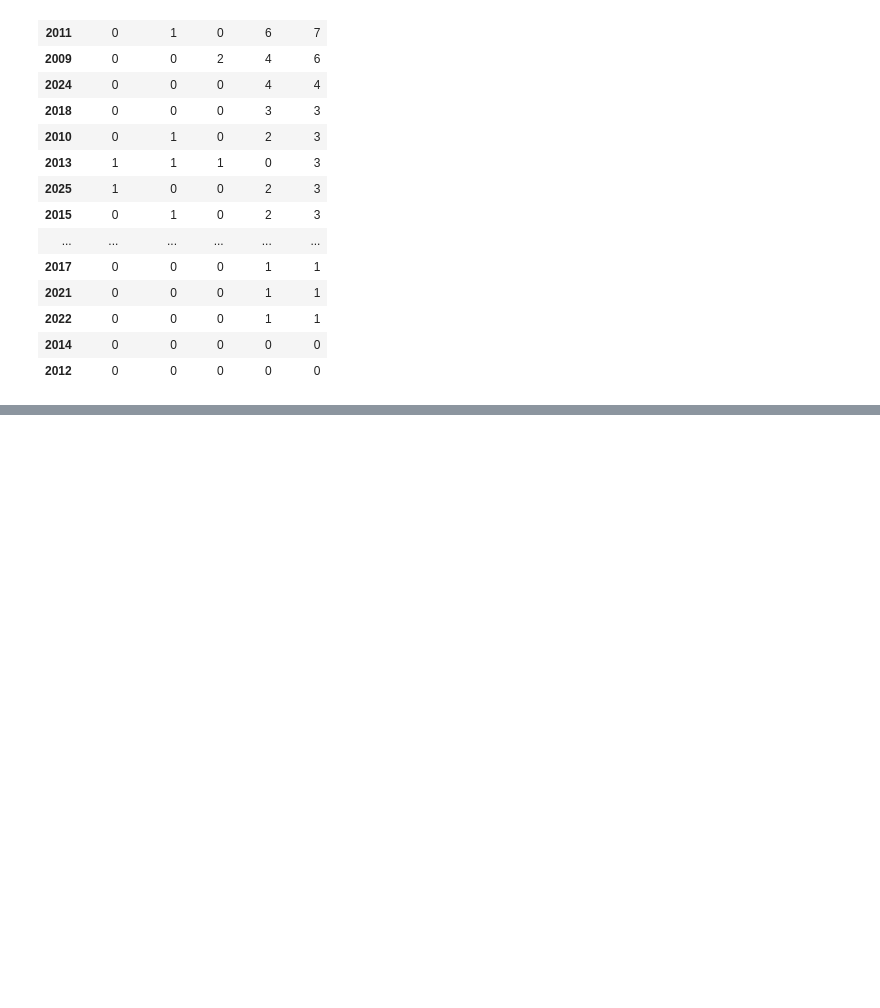
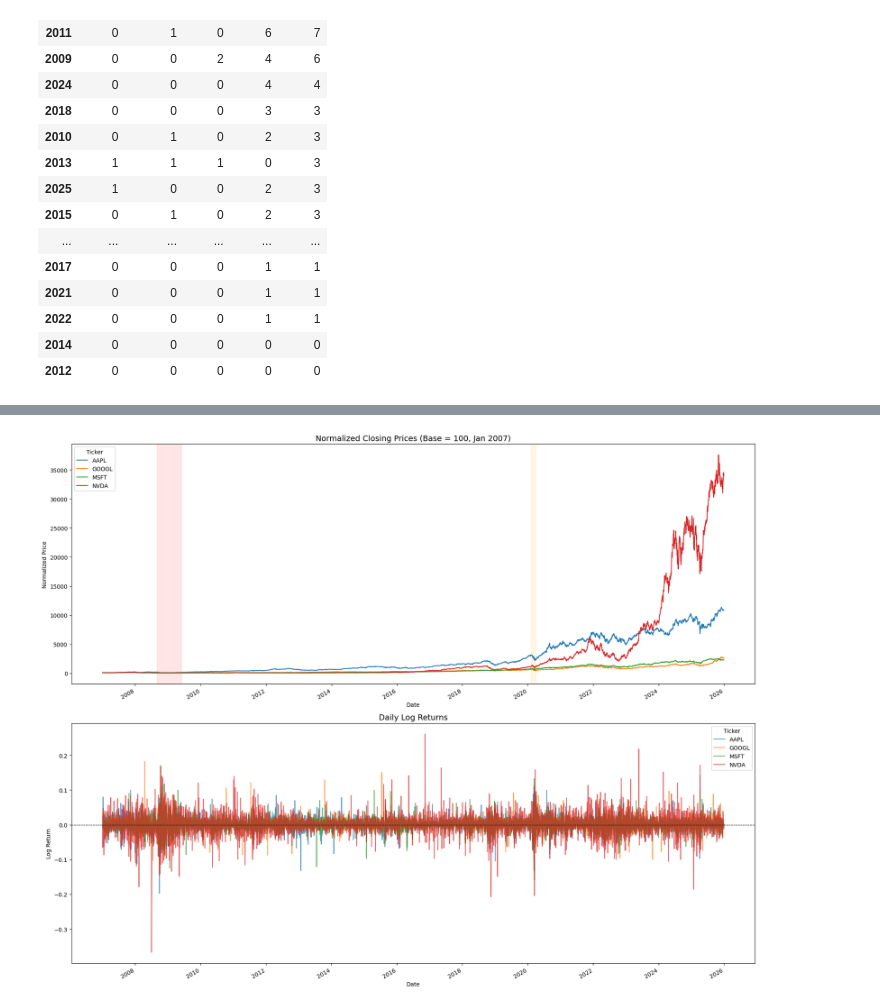
Before and after one commit to tosalam17/Quant-Time-Series-Project, a Jupyter notebook: quant-tsf.ipynb, the cells around one changed output, grey strips where cells are left out. Cells and saved outputs as stored; diff of their text form; code cells hidden in the pictures; blank space fills up the shorter version.

Commit message:
Added a second visualization showing log returns over time and the change of closing prices overtime, providing some key takeaways from the visualizations as well

```diff
--- a/quant-tsf.ipynb
+++ b/quant-tsf.ipynb
@@ -200,0 +212,27 @@ display(ranked_yearly_outliers)
+# %%
+# Normalize prices to 100 at start
+normalized = tsf_data['Close'] / tsf_data['Close'].iloc[0] * 100
+
+fig, axes = plt.subplots(2, 1, figsize=(18, 14))
+
+# Plot 1: Normalized Prices
+normalized.plot(ax=axes[0])
+axes[0].set_title('Normalized Closing Prices (Base = 100, Jan 2007)', fontsize=14)
+axes[0].set_xlabel('Date')
+axes[0].set_ylabel('Normalized Price')
+axes[0].legend(title='Ticker')
+axes[0].axvspan('2008-09-01', '2009-06-01', color='red', alpha=0.1, label='2008 Crisis') # this will represent the 2008 financial crisis
+axes[0].axvspan('2020-02-01', '2020-04-01', color='orange', alpha=0.1, label='COVID') # this will represent the 2020 Covid-19 Crash
+
+# Plot 2: Log Returns
+log_returns.plot(ax=axes[1], alpha=0.7)
+axes[1].set_title('Daily Log Returns', fontsize=14)
+axes[1].set_xlabel('Date')
+axes[1].set_ylabel('Log Return')
+axes[1].legend(title='Ticker')
+axes[1].axhline(y=0, color='black', linewidth=0.8, linestyle='--')
+
+plt.tight_layout()
+plt.show()
+# %% [output]
+[figure, added]
```
Also changed, not shown: parts of 8 cells of this notebook.
